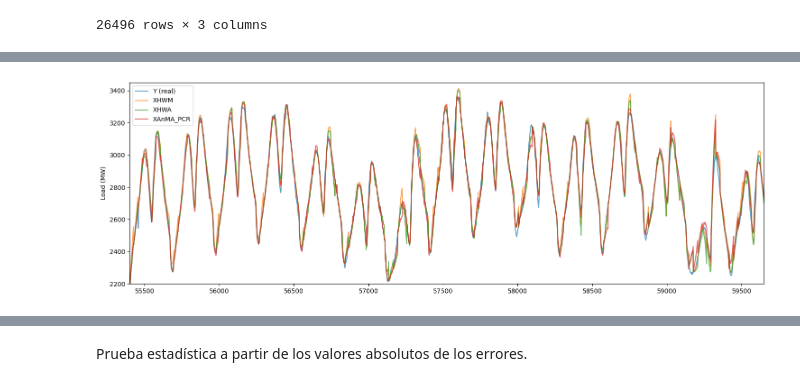
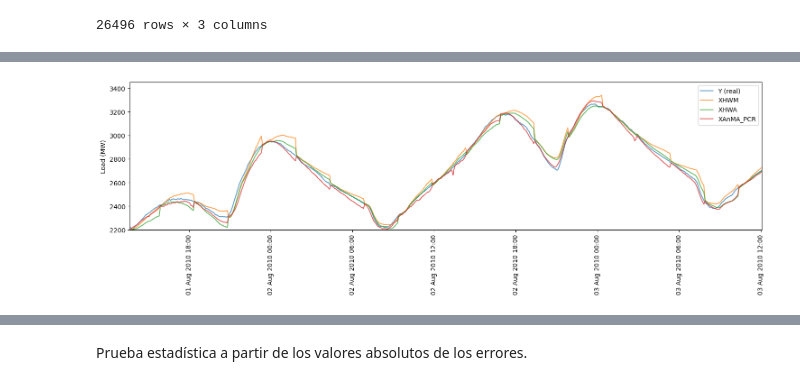
Before and after one commit to urieliram/analog, a Jupyter notebook: test2.ipynb, the cells around one changed output, grey strips where cells are left out. Drawn from its saved outputs; the diff is of its cells as text; code cells hidden in the pictures.

```diff
--- a/test2.ipynb
+++ b/test2.ipynb
@@ -200,0 +247,22 @@ dict_df["Per"] = df_serie4_per
+# %%
+dict_best=(['XAn_PCR','XAnMA_PCR'] )
+plt.figure(figsize=(5, 5))
+ax = plt.gca()
+myFmt = mdates.DateFormatter("%d %b %Y %H:%M")
+ax.xaxis.set_major_formatter(myFmt)
+plt.plot(df_serie4_sel_copy.Date, df_serie4_sel_copy.SERIE4, label='$Y$ (real)', alpha = 0.7)
+for k in dict_best:
+    dict_df[k]['Date'] = dates_by_index
+    plt.plot(dict_df[k].Date, dict_df[k].y_pred, label=k, alpha = 0.7, markersize=4)#,marker='x'
+
+plt.xlim(dates_by_index.iloc[[61220- 49247,61777- 49247]])
+plt.xticks(rotation = 90)
+plt.ylim([2100,3450])
+# plt.plot(df_serie4_per['index'], df_serie4_per.SERIE4, label='Persistence') FAIL!
+plt.ylabel('Load (MW)')
+
+plt.legend()
+# plt.legend(bbox_to_anchor=(1, 0.8), ncol = 2)
+plt.tight_layout()
+plt.savefig('results/imgs/episode2.pdf', transparent=True)
+plt.show()
@@ -201,25 +271,24 @@ dict_df["Per"] = df_serie4_per
 # %%
 dict_best=(['XHWM', 'XHWA', 'XAnMA_PCR'] )
 plt.figure(figsize=(15, 5))
-plt.plot(df_serie4_sel['index'], df_serie4_sel.SERIE4, label='Y (real)', alpha = 0.7)
+ax = plt.gca()
+myFmt = mdates.DateFormatter("%d %b %Y %H:%M")
+ax.xaxis.set_major_formatter(myFmt)
+plt.plot(df_serie4_sel_copy.Date, df_serie4_sel_copy.SERIE4, label='Y (real)', alpha = 0.7)
 for k in dict_best:
-    if 'X' in k :
-        if k =='XAnMA_PCR':
-            plt.plot(dict_df[k].y_pred, label=k, alpha = 0.7,markersize=4)#,marker='x'
-        else:
-            plt.plot(dict_df[k].y_pred, label=k, alpha = 0.7)
-# plt.xlim([57120,59150])
-# plt.ylim([2200,3450])
-plt.xlim([57120-1720,59150+500])
+    dict_df[k]['Date'] = dates_by_index
+    plt.plot(dict_df[k].Date, dict_df[k].y_pred, label=k, alpha = 0.7, markersize=4)#,marker='x'
+
+plt.xlim(dates_by_index.iloc[[61220- 49247,61777- 49247]])
+plt.xticks(rotation = 90)
 plt.ylim([2200,3450])
 # plt.plot(df_serie4_per['index'], df_serie4_per.SERIE4, label='Persistence') FAIL!
 plt.ylabel('Load (MW)')
 
 plt.legend()
 # plt.legend(bbox_to_anchor=(1, 0.8), ncol = 2)
 plt.tight_layout()
-namefile = dir+'fig:episode1.pdf'
-plt.savefig(namefile, transparent=True)
+plt.savefig('results/imgs/episode1.pdf', transparent=True)
 plt.show()
 # %% [output]
-[figure, old version]
+[figure, new version]
```
Also changed, not shown: parts of 36 cells of this notebook, 1 other file.
